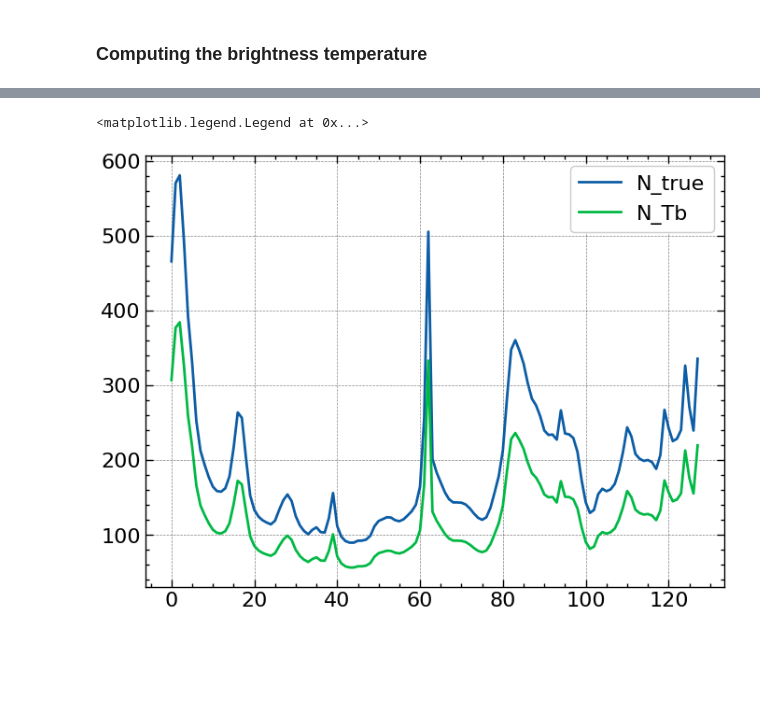
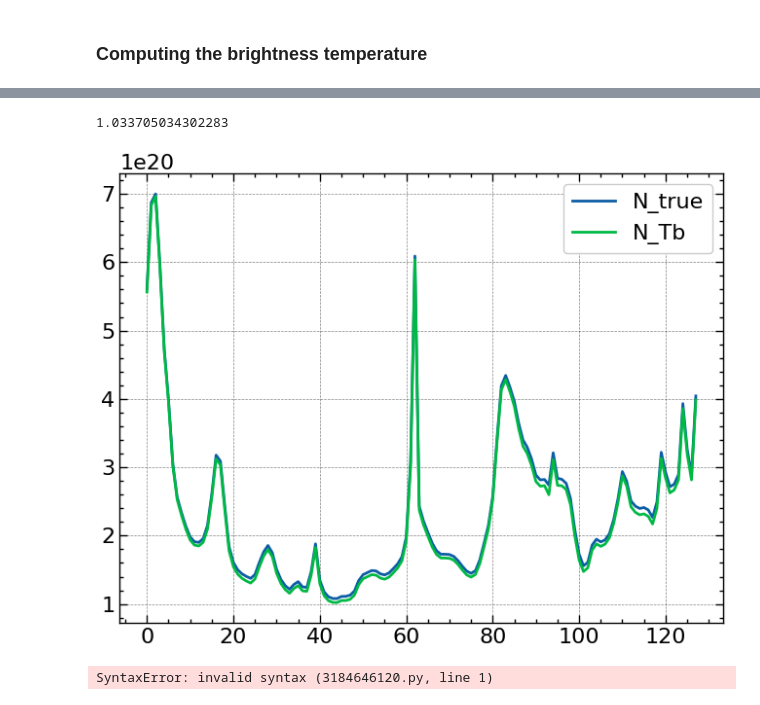
Before and after one commit to TimotheSchmidt/Code-PNU, a Jupyter notebook: Sigma_v.ipynb, the cells around one changed output, grey strips where cells are left out. Saved outputs shown, nothing was run; the diff lists cells and outputs as text; code cells hidden in the pictures; blank space fills up the shorter version.

```diff
--- a/Sigma_v.ipynb
+++ b/Sigma_v.ipynb
@@ -53,8 +53,10 @@ def Tb_u(x, y, u):
 
     return np.sum(A) * (dz / (C * np.sqrt(2*np.pi)))
 # %%
-def Tb(x, y, u_max, u_min, du):
+def Tb(x, y):
     """creating the vector of brightness temperature for every velocity"""
+    u_max =  12
+    u_min = -12.3
     du = (u_max - u_min)/1000
     U = np.arange(u_min, u_max, du)
     Tb = []
@@ -63,14 +65,14 @@ def Tb(x, y, u_max, u_min, du):
     return(Tb)
 # %%
 x = 10
-y = 47
+y = 100
 u_max =  12
 u_min = -12.3
 du = (u_max - u_min)/1000
 
 
 U = np.arange(u_min, u_max, du)
-Temp = Tb(x, y, u_max, u_min, du)
+Temp = Tb(x, y)
 
 plt.plot(U, Temp)
 plt.xlabel("u [km/s]")
@@ -162,22 +193,32 @@ Where A is a constant.
 # %%
 def N(x,y):
-
-    return np.sum(file[0].data[x,y,:])
+    L = 50 * 3.086e18
+    dz = L/128
+    return np.sum(file[0].data[x,y,:]) * dz
 
 
 def N_Tb(x,y):
-    N2 = 0
-    for u in U:
-        N2 += Tb_u(x,y,u) * du
-
-    return N2
+    C = 1.813e18
+    return np.sum(Tb(x,y)) * du * C
 # %%
 X = np.arange(0, 128, 1)
 N1 = [N(x,50) for x in range(128)]
 N2 = [N_Tb(x,50) for x in range(128)]
+
+T1 = np.array(N1)
+T2 = np.array(N2)
+c = T1/T2
 plt.plot(X, N1, label = 'N_true')
 plt.plot(X, N2, label = 'N_Tb')
+
+
 plt.legend()
+moy = np.mean(c)
+moy
 # %% [output]
-<matplotlib.legend.Legend at 0x...>
+1.033705034302283
-[figure, old version]
+[figure, new version]
+# %%
+vérifier que deux pics = nuage très dense (pas optiquement fin)
+# %% [output]
+SyntaxError: invalid syntax (3184646120.py, line 1)
```
Also changed, not shown: parts of 8 cells of this notebook, 3 other files.
